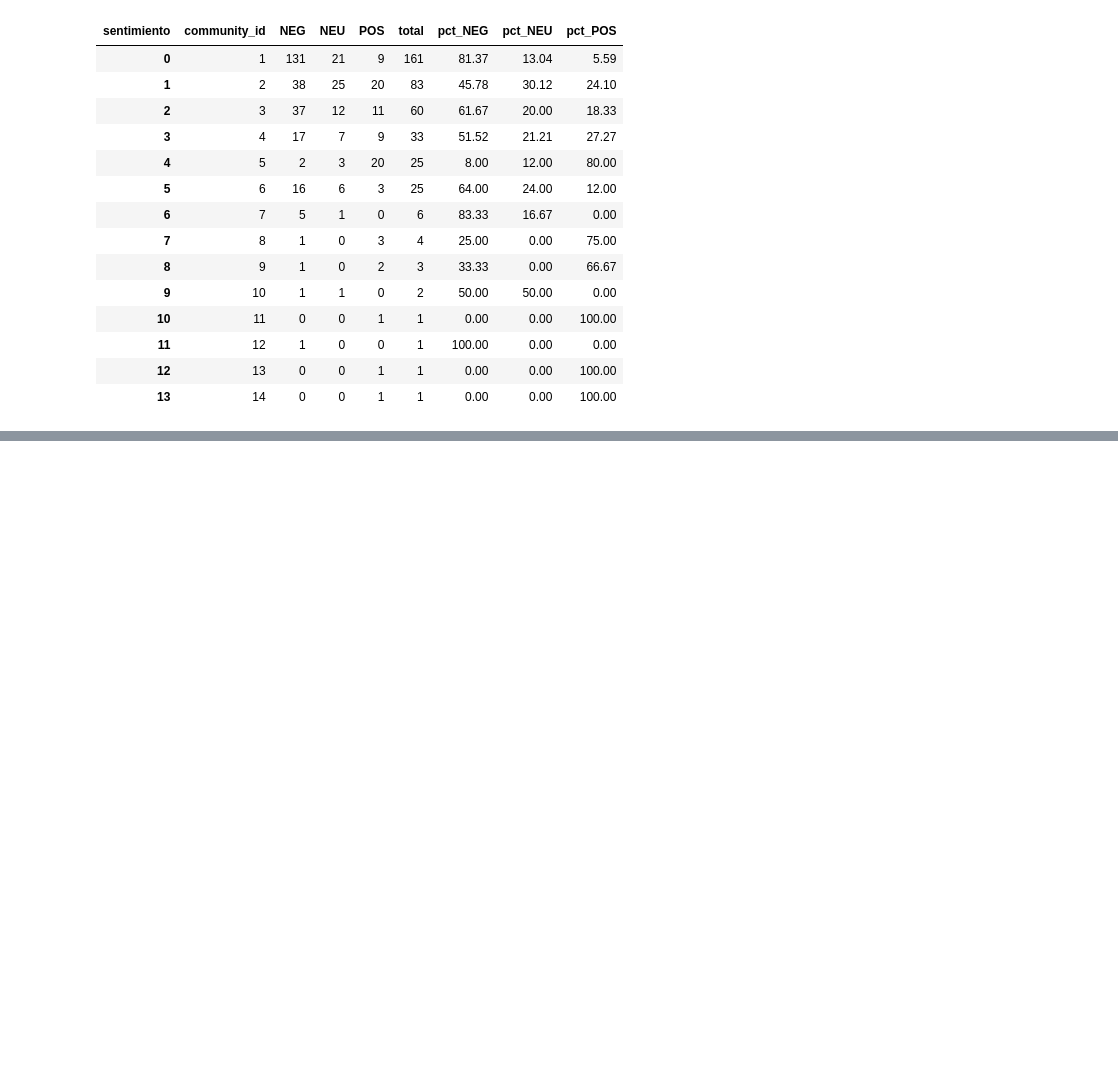
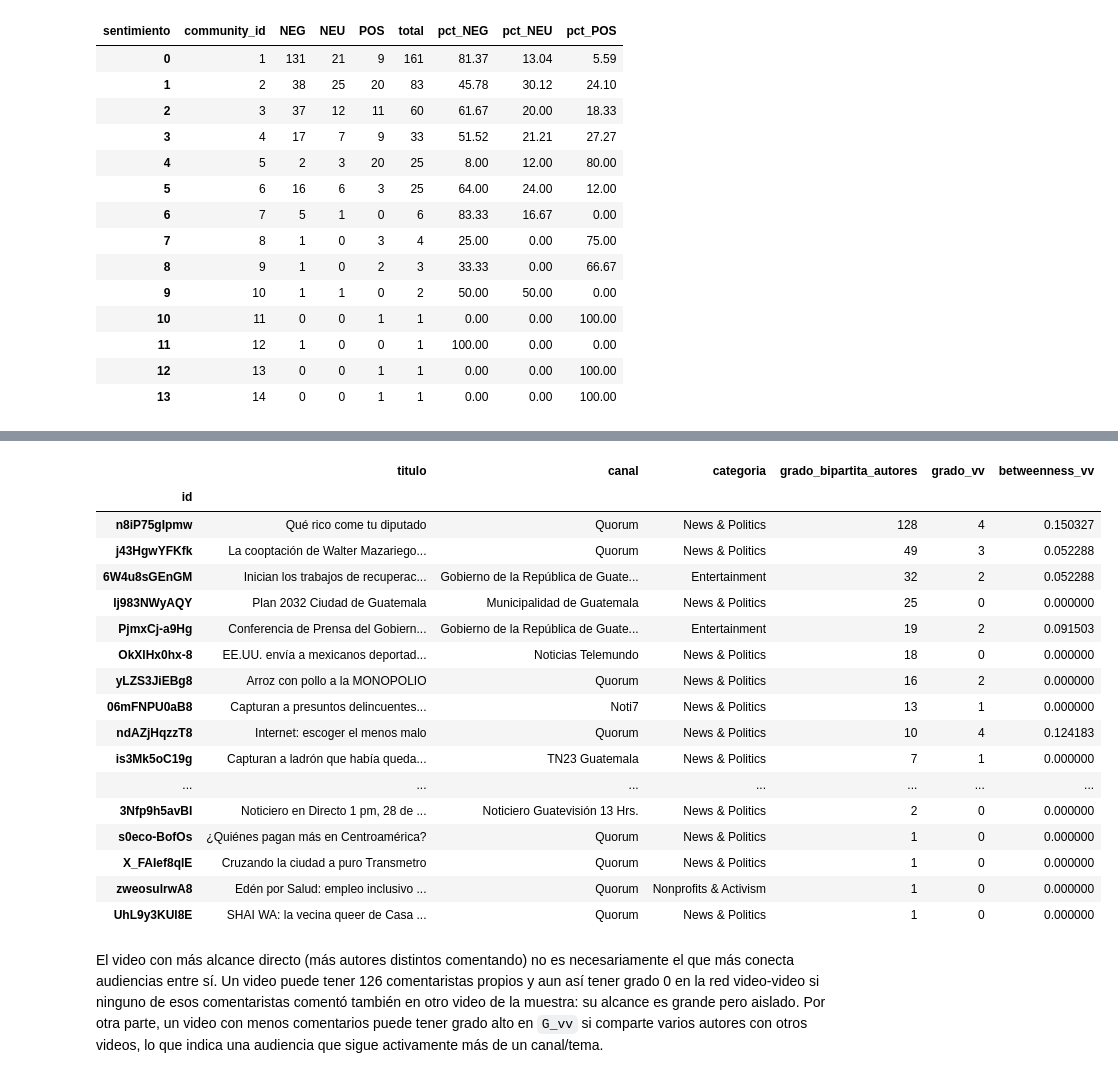
Before and after one commit to belennmm/DataS_Lab6_RedesSociales, a Jupyter notebook: Lab6_Proyecciones.ipynb, the cells around one changed output, grey strips where cells are left out. Saved outputs shown, nothing was run; the diff lists cells and outputs as text; code cells hidden in the pictures; blank space fills up the shorter version.

```diff
--- a/Lab6_Proyecciones.ipynb
+++ b/Lab6_Proyecciones.ipynb
@@ -1364,0 +1527,10 @@ resumen_sentimiento_comunidad.head(14)
+# %%
+# Autores puente reales: los que comentaron en más de un video (une dos comunidades distintas)
+autores_puente = autores_nodos[autores_nodos['n_videos'] > 1].copy()
+autores_puente['betweenness_bipartita'] = autores_puente.index.map(
+    cent_bipartita.set_index('nodo')['betweenness']
+)
+autores_puente = autores_puente.sort_values('betweenness_bipartita', ascending=False)
+
+print(f"Autores que comentaron en más de un video: {len(autores_puente)} de {len(autores_nodos)}")
+autores_puente[['nombre', 'n_comentarios', 'n_videos', 'betweenness_bipartita']]
@@ -1364,0 +1558,29 @@ resumen_sentimiento_comunidad.head(14)
+# %%
+resumen_videos = videos_nodos.copy()
+resumen_videos['grado_bipartita_autores'] = resumen_videos.index.map(cent_bipartita.set_index('nodo')['grado'])
+resumen_videos['grado_vv'] = resumen_videos.index.map(cent_vv.set_index('nodo')['grado'])
+resumen_videos['betweenness_vv'] = resumen_videos.index.map(cent_vv.set_index('nodo')['betweenness'])
+resumen_videos = resumen_videos.sort_values('grado_bipartita_autores', ascending=False)
+
+resumen_videos[['titulo', 'canal', 'categoria', 'grado_bipartita_autores', 'grado_vv', 'betweenness_vv']]
+# %% [output]
+|  | titulo | canal | categoria | grado_bipartita_autores | grado_vv | betweenness_vv |
+| id |  |  |  |  |  |  |
+| n8iP75gIpmw | Qué rico come tu diputado | Quorum | News & Politics | 128 | 4 | 0.150327 |
+| j43HgwYFKfk | La cooptación de Walter Mazariego... | Quorum | News & Politics | 49 | 3 | 0.052288 |
+| 6W4u8sGEnGM | Inician los trabajos de recuperac... | Gobierno de la República de Guate... | Entertainment | 32 | 2 | 0.052288 |
+| lj983NWyAQY | Plan 2032 Ciudad de Guatemala | Municipalidad de Guatemala | News & Politics | 25 | 0 | 0.000000 |
+| PjmxCj-a9Hg | Conferencia de Prensa del Gobiern... | Gobierno de la República de Guate... | Entertainment | 19 | 2 | 0.091503 |
+| OkXlHx0hx-8 | EE.UU. envía a mexicanos deportad... | Noticias Telemundo | News & Politics | 18 | 0 | 0.000000 |
+| yLZS3JiEBg8 | Arroz con pollo a la MONOPOLIO | Quorum | News & Politics | 16 | 2 | 0.000000 |
+| 06mFNPU0aB8 | Capturan a presuntos delincuentes... | Noti7 | News & Politics | 13 | 1 | 0.000000 |
+| ndAZjHqzzT8 | Internet: escoger el menos malo | Quorum | News & Politics | 10 | 4 | 0.124183 |
+| is3Mk5oC19g | Capturan a ladrón que había queda... | TN23 Guatemala | News & Politics | 7 | 1 | 0.000000 |
+| ... | ... | ... | ... | ... | ... | ... |
+| 3Nfp9h5avBI | Noticiero en Directo 1 pm, 28 de ... | Noticiero Guatevisión 13 Hrs. | News & Politics | 2 | 0 | 0.000000 |
+| s0eco-BofOs | ¿Quiénes pagan más en Centroamérica? | Quorum | News & Politics | 1 | 0 | 0.000000 |
+| X_FAIef8qlE | Cruzando la ciudad a puro Transmetro | Quorum | News & Politics | 1 | 0 | 0.000000 |
+| zweosulrwA8 | Edén por Salud: empleo inclusivo ... | Quorum | Nonprofits & Activism | 1 | 0 | 0.000000 |
+| UhL9y3KUl8E | SHAI WA: la vecina queer de Casa ... | Quorum | News & Politics | 1 | 0 | 0.000000 |
+# %% [markdown]
+El video con más alcance directo (más autores distintos comentando) no es necesariamente el que más conecta audiencias entre sí. Un video puede tener 126 comentaristas propios y aun así tener grado 0 en la red video-video si ninguno de esos comentaristas comentó también en otro video de la muestra: su alcance es grande pero aislado. Por otra parte, un video con menos comentarios puede tener grado alto en `G_vv` si comparte varios autores con otros videos, lo que indica una audiencia que sigue activamente más de un canal/tema.
```
Also changed, not shown: parts of 30 cells of this notebook, 7 other files.
